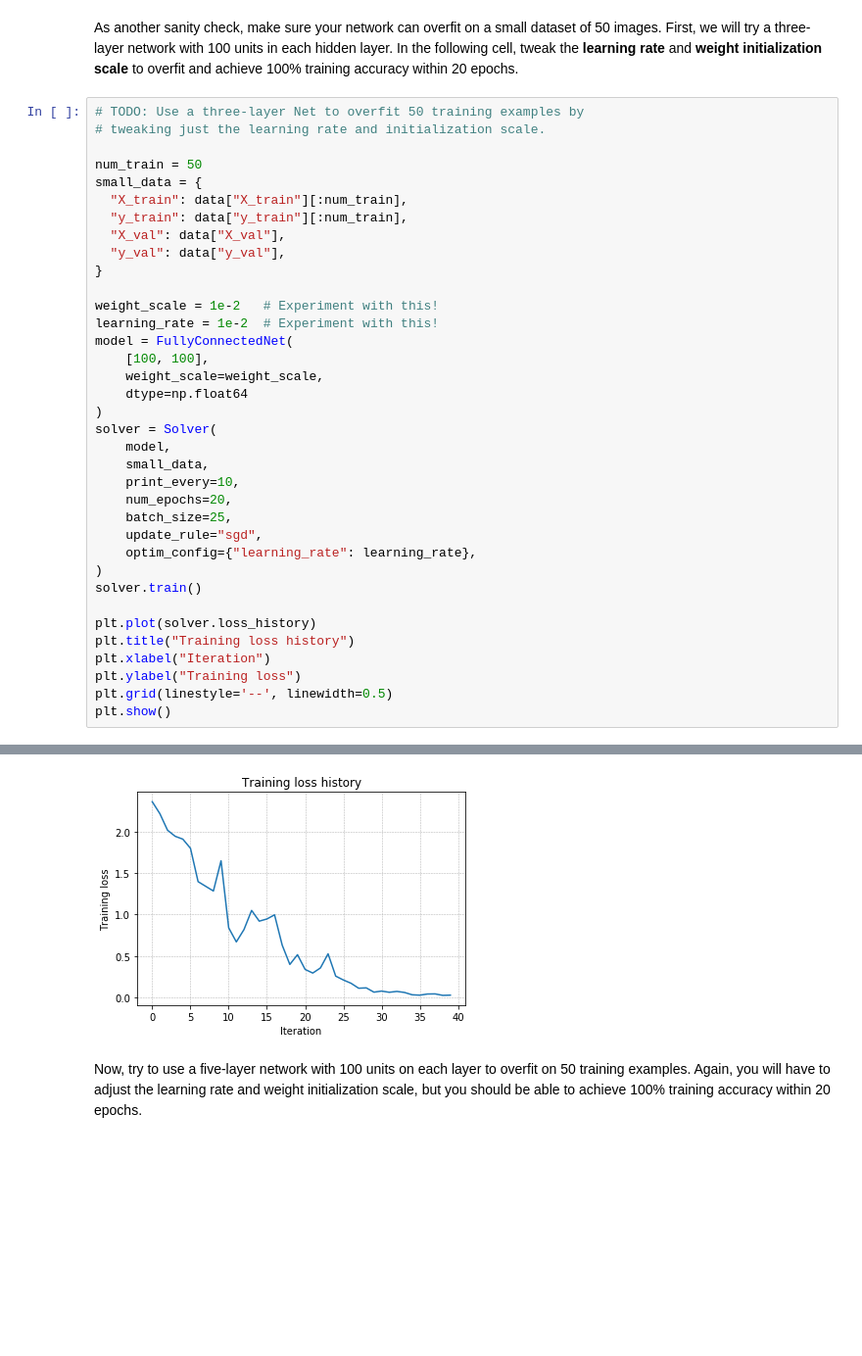
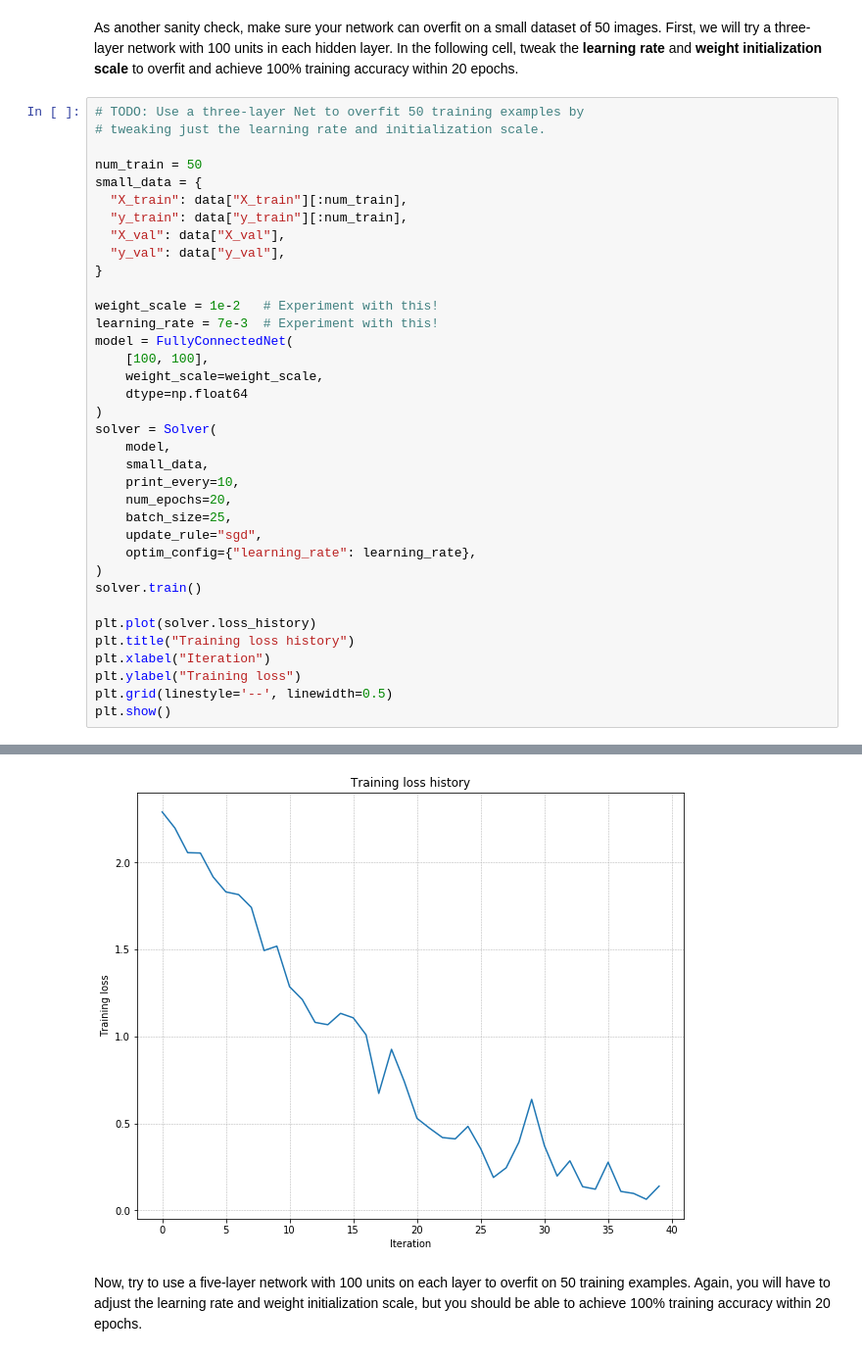
Before and after one commit to uyarahmet/COMP411, a Jupyter notebook: Assignment-2/FullyConnectedNets.ipynb, the cells around one changed output, grey strips where cells are left out. Shown at 98% size. Drawn from its saved outputs; the diff is of its cells as text; blank space fills up the shorter version.

```diff
--- a/Assignment-2/FullyConnectedNets.ipynb
+++ b/Assignment-2/FullyConnectedNets.ipynb
@@ -115,7 +127,7 @@ small_data = {
 }
 
 weight_scale = 1e-2   # Experiment with this!
-learning_rate = 1e-2  # Experiment with this!
+learning_rate = 7e-3  # Experiment with this!
 model = FullyConnectedNet(
     [100, 100],
     weight_scale=weight_scale,
@@ -159,4 +171,4 @@ plt.show()
-[figure, old version]
+[figure, new version]
 # %% [markdown]
 Now, try to use a five-layer network with 100 units on each layer to overfit on 50 training examples. Again, you will have to adjust the learning rate and weight initialization scale, but you should be able to achieve 100% training accuracy within 20 epochs.
 # %%
```
Also changed, not shown: parts of 11 cells of this notebook, 1 other file.
